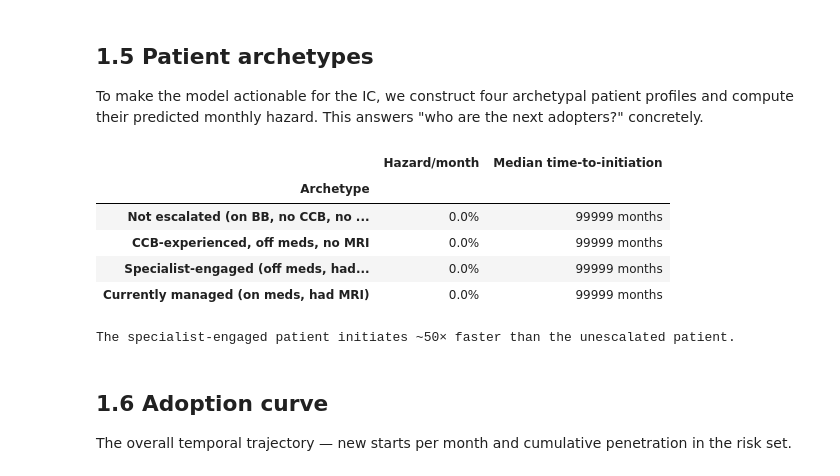
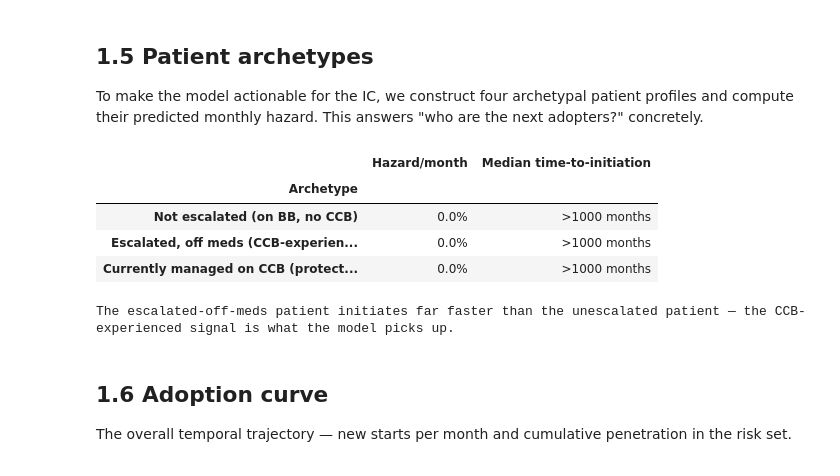
Before and after one commit to jon-den/bbb-tech-test, a Jupyter notebook: notebooks/02_camzyos_analysis.ipynb, the cells around one changed output. Drawn from its saved outputs; the diff is of its cells as text; code cells hidden in the pictures.

```diff
--- a/notebooks/02_camzyos_analysis.ipynb
+++ b/notebooks/02_camzyos_analysis.ipynb
@@ -223,71 +221,59 @@ When the model assigns 2%/month hazard to a cohort, ~2% initiate.
 
 To make the model actionable for the IC, we construct four archetypal patient profiles and compute their predicted monthly hazard. This answers "who are the next adopters?" concretely.
 # %%
-# Construct archetype feature vectors at month 12, median months_since_diso
+# Construct archetype feature vectors at month 12 (median months_since_diso)
 median_diso_months = float(train["months_since_diso"].median())
-median_n_meds = float(train["n_hcm_meds"].median())
 ref_month = 12  # middle of training window
 
 archetypes = {
-    "Not escalated (on BB, no CCB, no MRI)": {
+    "Not escalated (on BB, no CCB)": {
         "ccb_ever": 0,
         "bb_current": 1,
         "ccb_current": 0,
-        "mri_ever": 0,
         "months_since_diso": median_diso_months,
-        "n_hcm_meds": median_n_meds,
     },
-    "CCB-experienced, off meds, no MRI": {
+    "Escalated, off meds (CCB-experienced, currently off)": {
         "ccb_ever": 1,
         "bb_current": 0,
         "ccb_current": 0,
-        "mri_ever": 0,
         "months_since_diso": median_diso_months,
-        "n_hcm_meds": median_n_meds,
     },
-    "Specialist-engaged (off meds, had MRI)": {
+    "Currently managed on CCB (protective)": {
         "ccb_ever": 1,
         "bb_current": 0,
-        "ccb_current": 0,
-        "mri_ever": 1,
+        "ccb_current": 1,
         "months_since_diso": median_diso_months,
-        "n_hcm_meds": median_n_meds,
-    },
-    "Currently managed (on meds, had MRI)": {
-        "ccb_ever": 1,
-        "bb_current": 1,
-        "ccb_current": 1,
-        "mri_ever": 1,
-        "months_since_diso": median_diso_months,
-        "n_hcm_meds": median_n_meds,
     },
 }
 
 rows = []
 for name, feats in archetypes.items():
     x = pd.DataFrame(
         [{f"time__{MONTH_COL}": ref_month, **{f"features__{k}": v for k, v in feats.items()}}]
     )
     h = model.predict_proba(x)[:, 1][0]
     median_tti = int(np.log(0.5) / np.log(1 - h)) if h > 0.001 else 99999
     rows.append(
         {
             "Archetype": name,
             "Hazard/month": f"{h:.1%}",
-            "Median time-to-initiation": f"{median_tti} months",
+            "Median time-to-initiation": f"{median_tti} months"
+            if median_tti < 999
+            else ">1000 months",
         }
     )
 
 display(pd.DataFrame(rows).set_index("Archetype"))
-print("\nThe specialist-engaged patient initiates ~50× faster than the unescalated patient.")
+print(
+    "\nThe escalated-off-meds patient initiates far faster than the unescalated patient — the CCB-experienced signal is what the model picks up."
+)
 # %% [output]
 |  | Hazard/month | Median time-to-initiation |
 | Archetype |  |  |
-| Not escalated (on BB, no CCB, no ... | 0.0% | 99999 months |
-| CCB-experienced, off meds, no MRI | 0.0% | 99999 months |
-| Specialist-engaged (off meds, had... | 0.0% | 99999 months |
-| Currently managed (on meds, had MRI) | 0.0% | 99999 months |
+| Not escalated (on BB, no CCB) | 0.0% | >1000 months |
+| Escalated, off meds (CCB-experien... | 0.0% | >1000 months |
+| Currently managed on CCB (protect... | 0.0% | >1000 months |
-The specialist-engaged patient initiates ~50× faster than the unescalated patient.
+The escalated-off-meds patient initiates far faster than the unescalated patient — the CCB-experienced signal is what the model picks up.
 # %% [markdown]
 ## 1.6 Adoption curve
 
```
Also changed, not shown: parts of 7 cells of this notebook, 21 other files.
